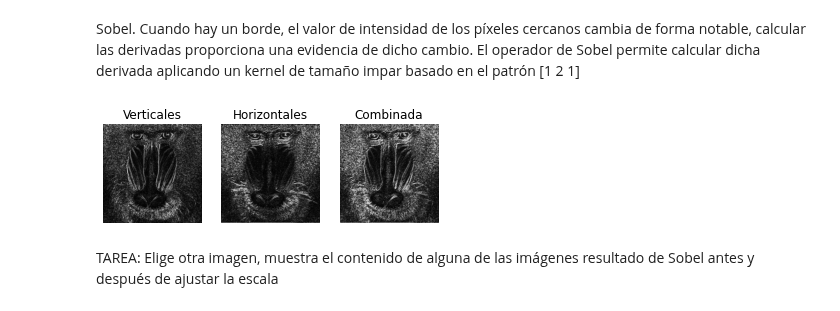
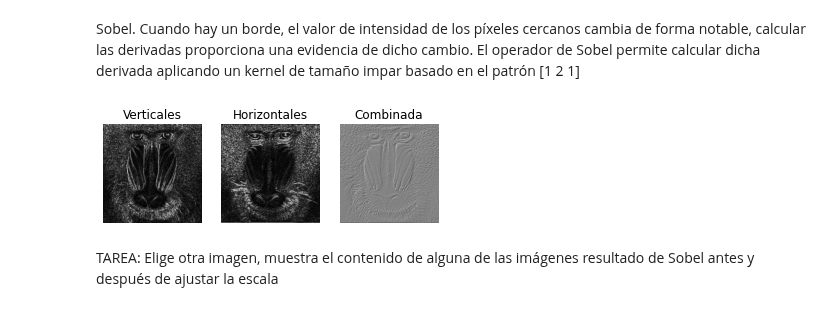
Before and after one commit to otsedom/otsedom.github.io, a Jupyter notebook: VC/P2/VC_P2.ipynb, the cells around one changed output. Drawn from its saved outputs; the diff is of its cells as text; code cells hidden in the pictures.

```diff
--- a/VC/P2/VC_P2.ipynb
+++ b/VC/P2/VC_P2.ipynb
@@ -89,36 +104,36 @@ ggris = cv2.GaussianBlur(gris, (3, 3), 0)
 #Calcula en ambas direcciones (horizontal y vertical)
 sobelx = cv2.Sobel(ggris, cv2.CV_64F, 1, 0)  # x
 sobely = cv2.Sobel(ggris, cv2.CV_64F, 0, 1)  # y
 #Combina ambos resultados
 sobel = cv2.add(sobelx, sobely)
 
 #Muestra ambos resultados
 plt.figure()
 plt.subplot(1, 3, 1)
 plt.axis("off")
 plt.title('Verticales')
 #Verticales
 #Para visualizar convierte a escala manejable en una imagen de grises
 plt.imshow(cv2.convertScaleAbs(sobelx), cmap='gray')
 #plt.imshow(sobelx, cmap='gray') #Sin convertir escala
 
 plt.subplot(1, 3, 2)
 plt.axis("off")
 plt.title('Horizontales')
 #Horizontales
 #Para visualizar convierte a escala manejable en una imagen de grises
 plt.imshow(cv2.convertScaleAbs(sobely), cmap='gray')
 #plt.imshow(sobelx, cmap='gray') #Sin convertir escala
 
 plt.subplot(1, 3, 3)
 plt.axis("off")
 plt.title('Combinada')
 #Para visualizar convierte a escala manejable en una imagen de grises
-plt.imshow(cv2.convertScaleAbs(sobel), cmap='gray')
-#plt.imshow(sobel, cmap='gray') #Sin convertir escala
+#plt.imshow(cv2.convertScaleAbs(sobel), cmap='gray')
+plt.imshow(sobel, cmap='gray') #Sin convertir escala
 plt.show()
 # %% [output]
-[figure, old version]
+[figure, new version]
 # %% [markdown]
 TAREA: Elige otra imagen, muestra el contenido de alguna de las imágenes resultado de Sobel antes y después de ajustar la escala
 # %% [markdown]
```
Also changed, not shown: parts of 4 cells of this notebook.
